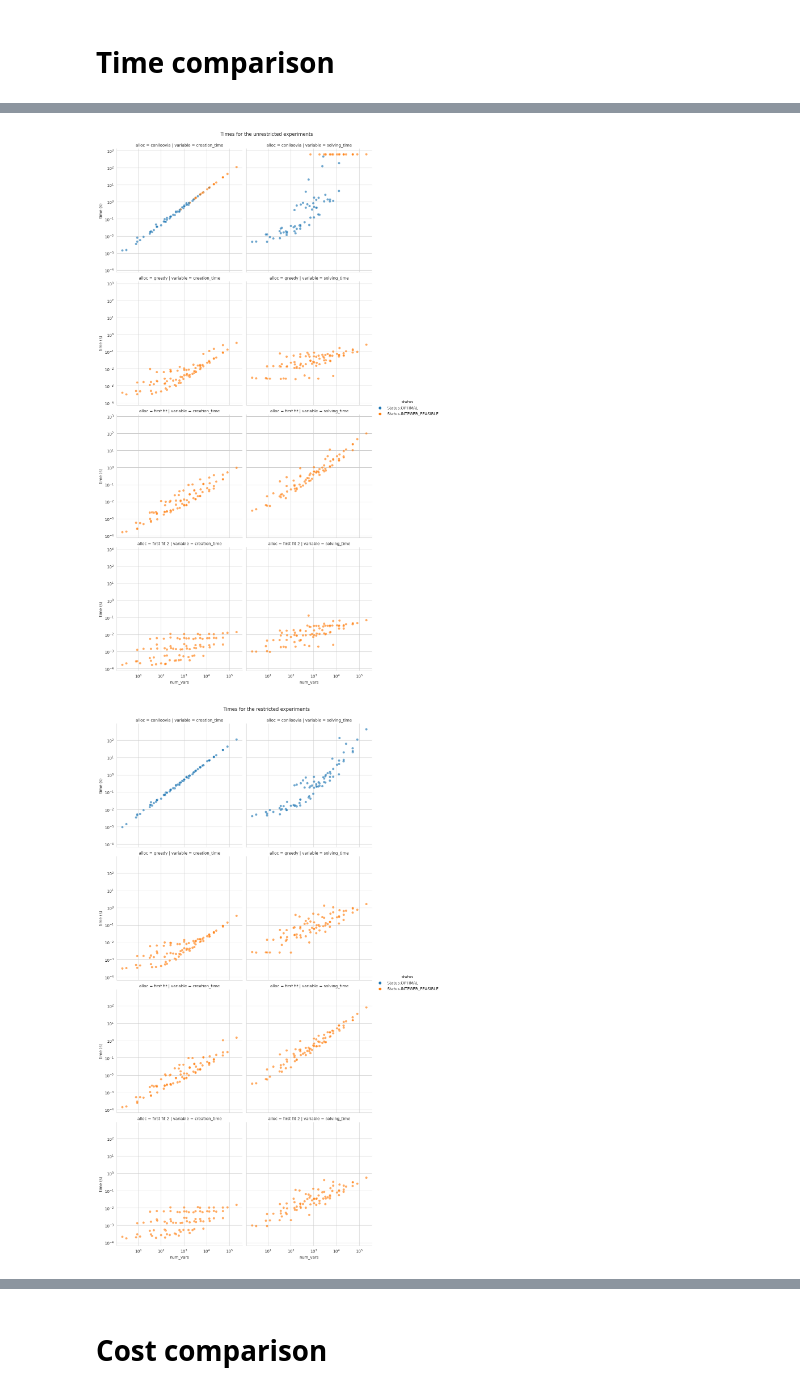
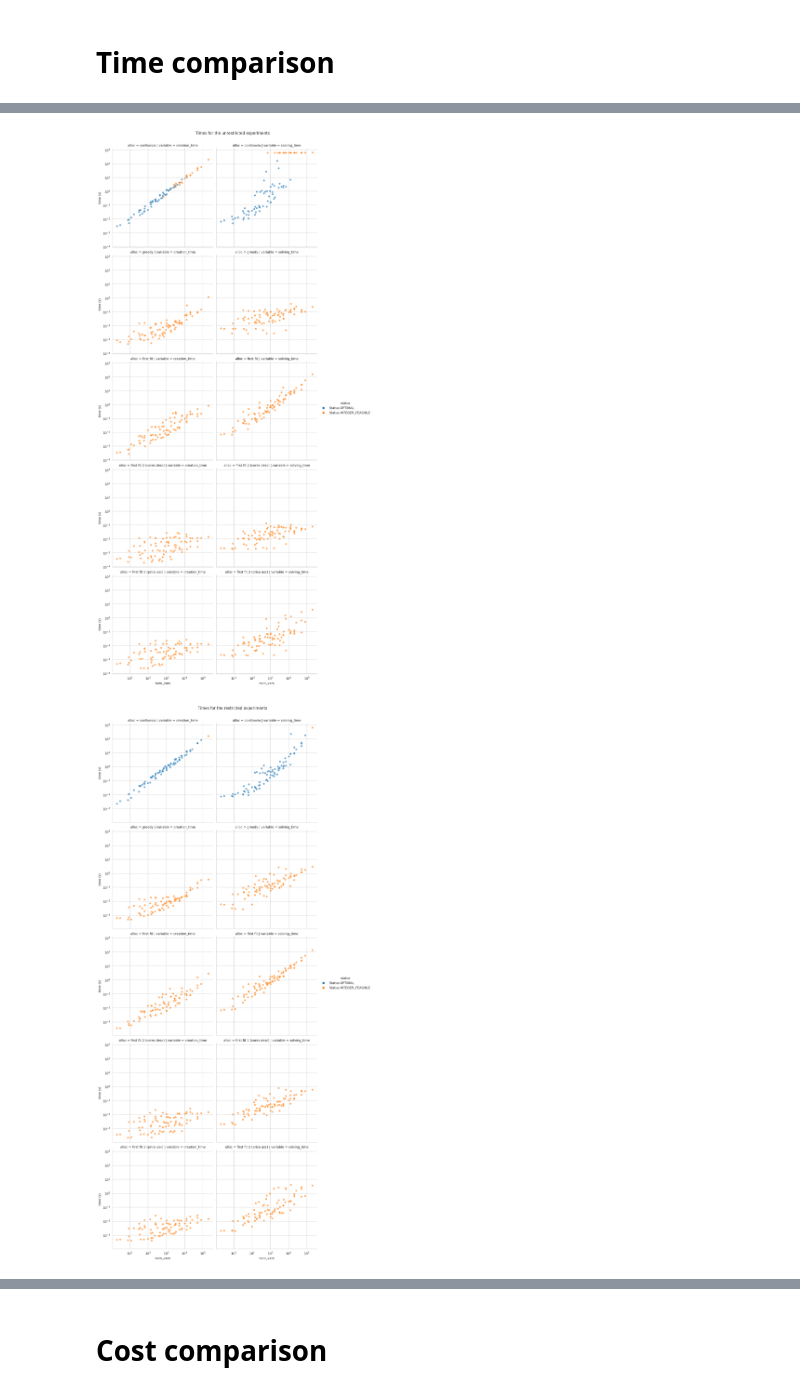
Before and after one commit to asi-uniovi/conlloovia_exp, a Jupyter notebook: ExpSize.ipynb, the cells around one changed output, grey strips where cells are left out. Saved outputs shown, nothing was run; the diff lists cells and outputs as text; code cells hidden in the pictures.

Commit message:
Add new allocator, change some restrictions and save stats
The new allocator is called first fit 2 (price asc). The stats
are now saved to CSV file for easier processing.

```diff
--- a/ExpSize.ipynb
+++ b/ExpSize.ipynb
@@ -546,10 +634,13 @@ df_stats_mode = {}
 for mode in stats.keys():
     df_stats_dict[mode] = {}
     df_stats_dict[mode] = {
-        alloc: pd.DataFrame(stats[mode][alloc]).T.assign(loc=0, alloc=alloc) for alloc in stats[mode].keys()
+        alloc: pd.DataFrame(stats[mode][alloc]).T.assign(loc=0, alloc=alloc)
+        for alloc in stats[mode].keys()
     }
     df_stats_mode[mode] = pd.concat(df_stats_dict[mode].values())
-    df_stats_mode[mode] = df_stats_mode[mode].reset_index().rename(columns={"index": "exp"})
+    df_stats_mode[mode] = (
+        df_stats_mode[mode].reset_index().rename(columns={"index": "exp"})
+    )
     display(df_stats_mode[mode])
 # %% [output]
 |  | exp | frac_gap | max_seconds | lower_bound | creation_time | solving_time | status | num_vars | cost | ... |
@@ -581,7 +672,13 @@ for mode in stats.keys():
 # %% [markdown]
 # Time comparison
 # %%
-allocators = ["conlloovia", "greedy", "first fit", "first fit 2"]
+allocators = [
+    "conlloovia",
+    "greedy",
+    "first fit",
+    "first fit 2 (cores desc)",
+    "first fit 2 (price asc)",
+]
 modes = ["unrestricted", "restricted"]
 for mode in modes:
     for param in ["creation_time", "solving_time"]:
@@ -605,37 +702,36 @@ for mode in modes:
 # %%
 # Pass to long form to be able to use seaborn
 df_stats_long = {
-    mode: df_stats_mode[mode].melt(
-        id_vars=["exp", "num_vars", "status", "alloc"]
-    )
+    mode: df_stats_mode[mode].melt(id_vars=["exp", "num_vars", "status", "alloc"])
     for mode in modes
 }
 # %%
 # Both axis using log scales. Notice that negative values not shown
 
 # Plot a scatter plot with the creation and solving times for each mode
 for mode in modes:
     # Select only the rows with the solving and creation times
     df_times = df_stats_long[mode][
-        (df_stats_long[mode].variable == "solving_time")| (df_stats_long[mode].variable == "creation_time")
-        ].rename(columns={"value": "time (s)"})
+        (df_stats_long[mode].variable == "solving_time")
+        | (df_stats_long[mode].variable == "creation_time")
+    ].rename(columns={"value": "time (s)"})
 
     g = sns.relplot(
         data=df_times,
         x="num_vars",
         y="time (s)",
         col="variable",
         row="alloc",
         hue="status",
-        alpha=0.65
+        alpha=0.65,
     )
     g.set(xscale="log")
     g.set(yscale="log")
     g.fig.suptitle(f"Times for the {mode} experiments")
-    g.fig.subplots_adjust(top=.95)
+    g.fig.subplots_adjust(top=0.95)
 # %% [output]
-[figure, old version]
+[figure, new version]
-[figure, old version]
+[figure, new version]
 # %%
 # Plot frac gap for conlloovia
 for mode in modes:
```
Also changed, not shown: parts of 12 cells of this notebook, 2 other files.
